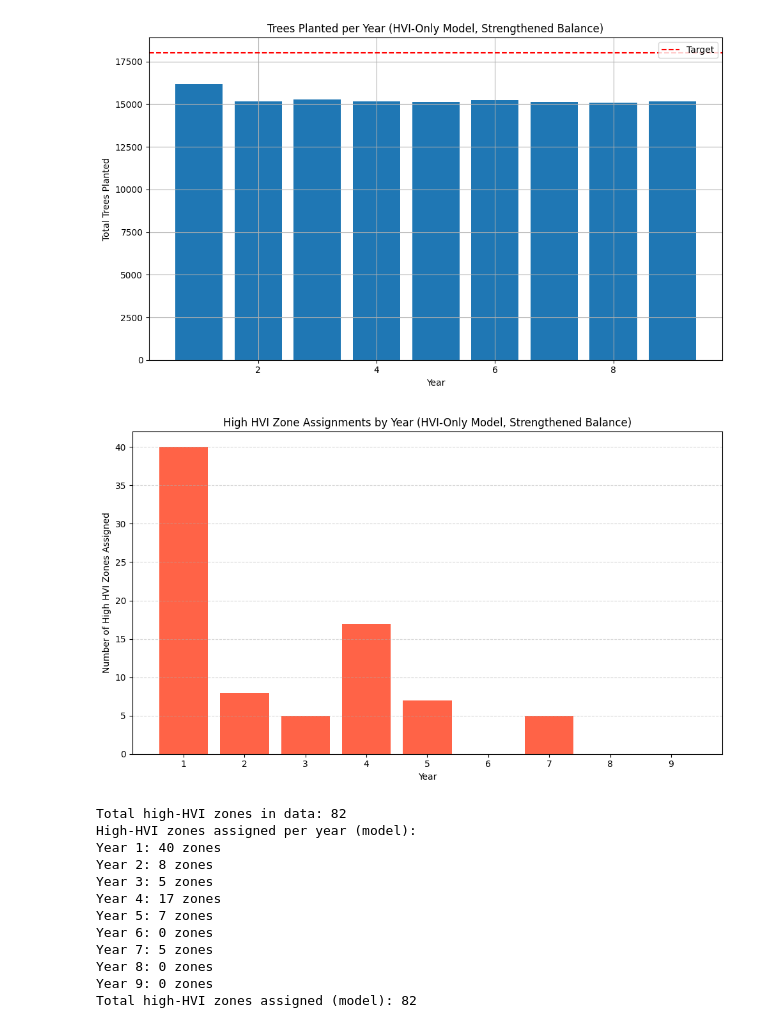
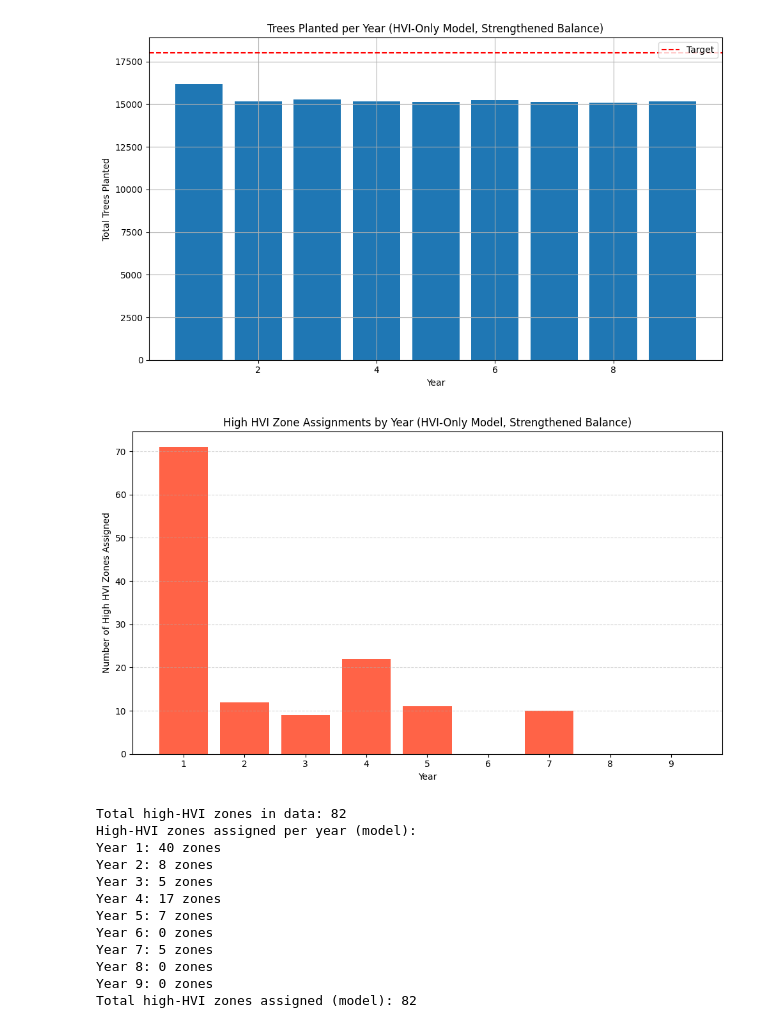
Before and after one commit to kliu9745/NYC-tree-planting, a Jupyter notebook: models/HVI_only_model.ipynb, the cells around one changed output. Saved outputs shown, nothing was run; the diff lists cells and outputs as text; code cells hidden in the pictures.

```diff
--- a/models/HVI_only_model.ipynb
+++ b/models/HVI_only_model.ipynb
@@ -363,29 +381,40 @@ plt.show()
 [figure]
 # %%
 high_hvi_counts = np.zeros(len(Y))
+
+# for var in model4.variables():
+#     if var.name.startswith("x_") and var.varValue == 1:
+#         parts = var.name.split("_")
+#         i = "_".join(parts[1:-1])  # zone ID
+#         j = int(parts[-1])         # year index
+
+#         if hvi_scores[i] >= 4:
+#             high_hvi_counts[j] += 1
 
 for var in model4.variables():
     if var.name.startswith("x_") and var.varValue == 1:
         parts = var.name.split("_")
-        i = "_".join(parts[1:-1])  # zone ID
-        j = int(parts[-1])         # year index
+        i = "_".join(parts[1:-1])
+        j = int(parts[-1]) + 1  # Planning year (1-based)
 
-        if hvi_scores[i] >= 4:
-            high_hvi_counts[j] += 1
+        hvi = round(hvi_scores[i])  # Consistent with second plot
+
+        if hvi >= 4:
+            high_hvi_counts[j - 1] += 1
 
 years = np.arange(1, 10)
 
 plt.figure(figsize=(10, 6))
 plt.bar(years, high_hvi_counts, color="tomato")
 plt.xlabel("Year")
 plt.ylabel("Number of High HVI Zones Assigned")
 plt.title("High HVI Zone Assignments by Year (HVI-Only Model, Strengthened Balance)")
 plt.xticks(years)
 plt.grid(True, axis="y", linestyle="--", alpha=0.5)
 plt.tight_layout()
 plt.show()
 # %% [output]
-[figure, old version]
+[figure, new version]
 # %%
 high_hvi_zone_ids = [i for i, score in hvi_scores.items() if score >= 4]
 print(f"Total high-HVI zones in data: {len(high_hvi_zone_ids)}")
```
Also changed, not shown: parts of 10 cells of this notebook.
